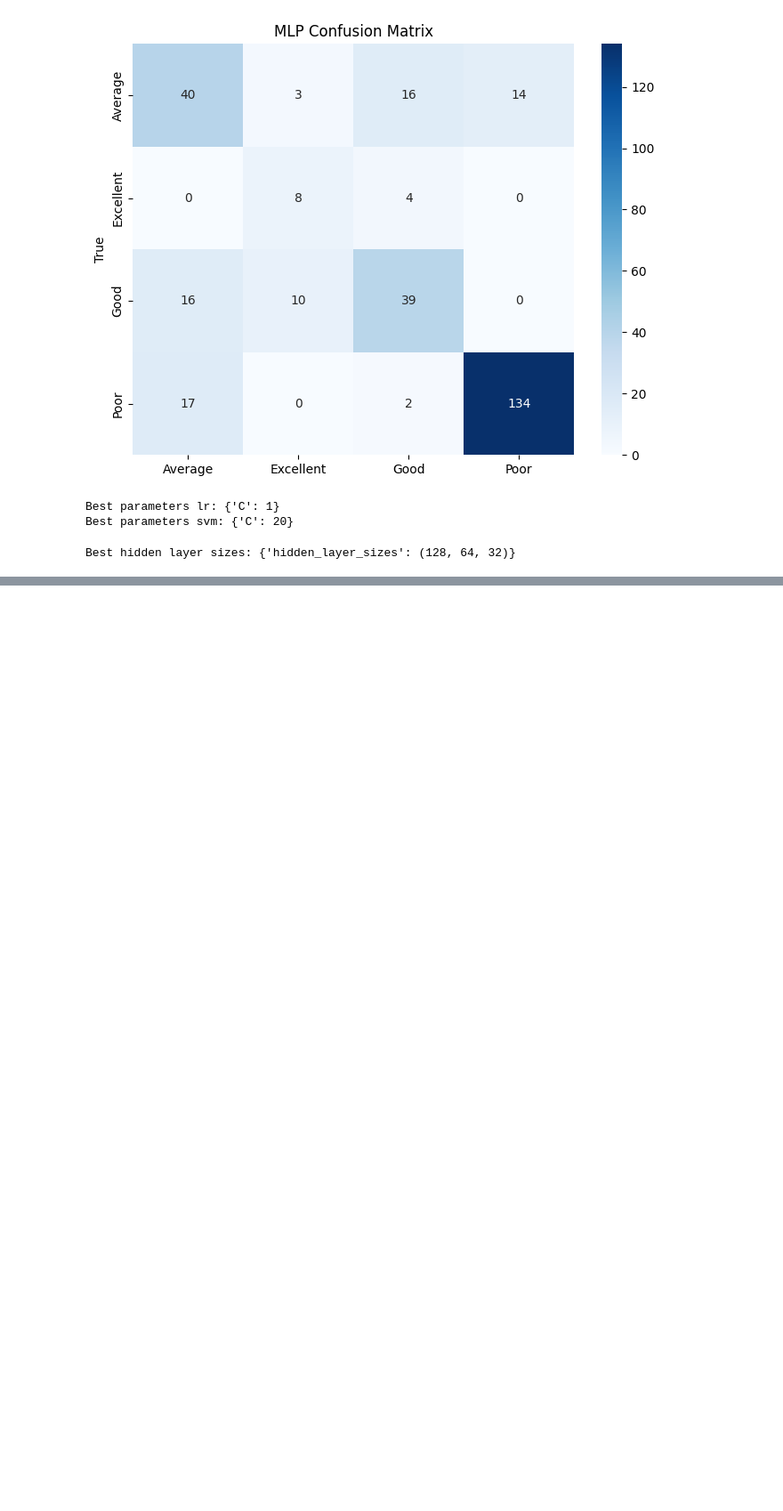
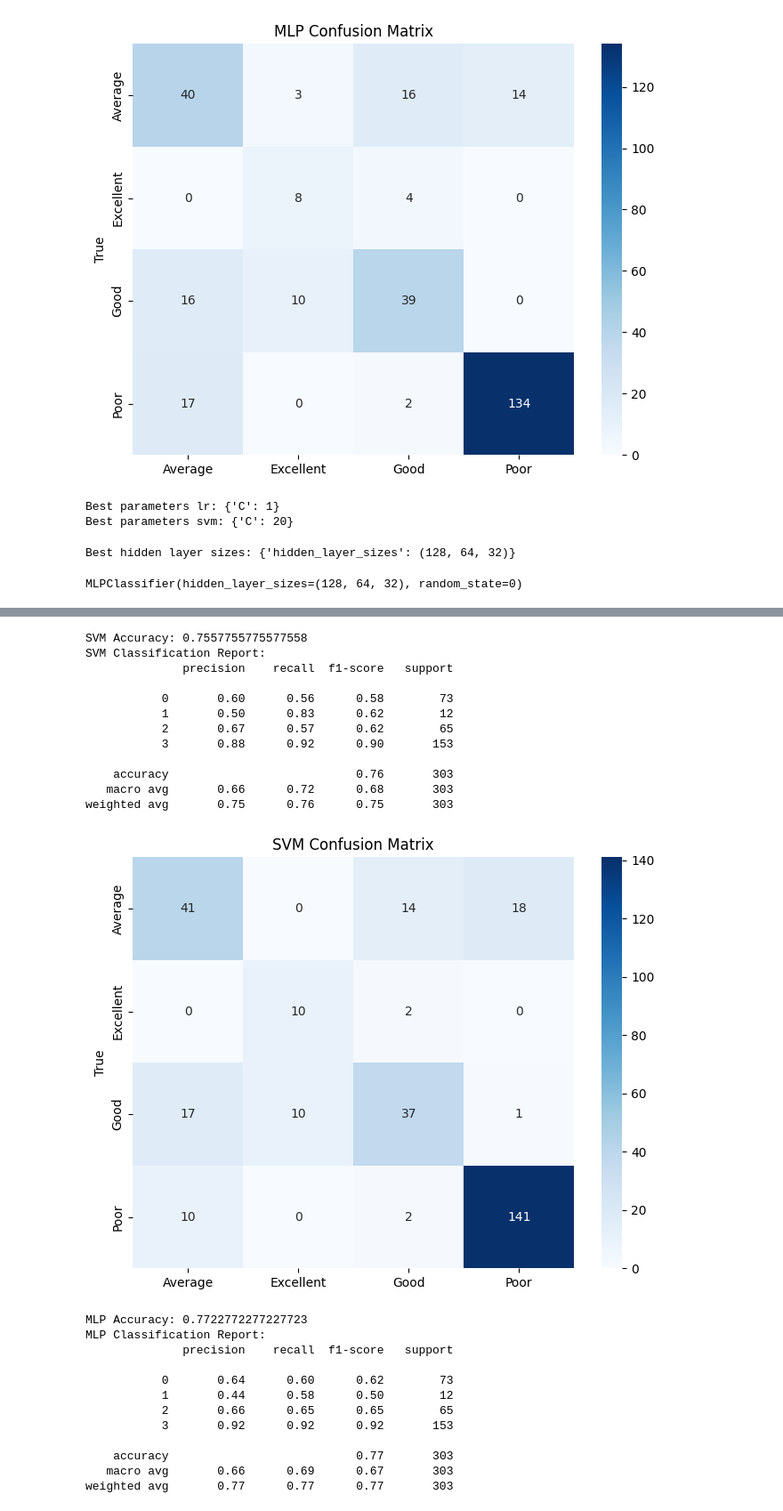
Before and after one commit to iKeiNagai/Data-Science, a Jupyter notebook: multi_class_classifier.ipynb, the cells around one changed output, grey strips where cells are left out. Shown: that part at 89% size. Drawn from its saved outputs; the diff is of its cells as text; code cells hidden in the pictures; blank space fills up the shorter version.

Commit message:
retrained model using optimal hyperparameters

```diff
--- a/multi_class_classifier.ipynb
+++ b/multi_class_classifier.ipynb
@@ -273,3 +273,29 @@ mlp_gs.fit(x_train, y_train)
 print(f"Best hidden layer sizes: {mlp_gs.best_params_}")
 # %% [output]
 Best hidden layer sizes: {'hidden_layer_sizes': (128, 64, 32)}
+# %%
+log_reg_best = LogisticRegression(solver='saga', C=1, random_state=0)
+svm_best = SVC(kernel='rbf', C=20, random_state=0)
+mlp_best = MLPClassifier(hidden_layer_sizes=(128, 64, 32), random_state=0)
+
+log_reg_best.fit(x_train,y_train)
+svm_best.fit(x_train, y_train)
+mlp_best.fit(x_train, y_train)
+# %% [output]
+MLPClassifier(hidden_layer_sizes=(128, 64, 32), random_state=0)
+# %%
+#model retraining and second evaluation
+models2 = {'Logistic Regression': log_reg_best, 'SVM': svm_best, 'MLP': mlp_best}
+
+for name, model in models2.items():
+    y_pred = model.predict(x_test)
+    print(f"{name} Accuracy: {accuracy_score(y_test, y_pred)}")
+    print(f"{name} Classification Report:\n{classification_report(y_test, y_pred)}")
+
+    cm = confusion_matrix(y_test, y_pred)
+    plt.figure(figsize=(8,6))
+    sns.heatmap(cm, annot=True, fmt="d",xticklabels=label_encoder.classes_, yticklabels=label_encoder.classes_,cmap="Blues")
+    plt.title(f'{name} Confusion Matrix')
+    plt.ylabel('True')
+    plt.show()
+# %% [output]
@@ -275,0 +315,25 @@ Best hidden layer sizes: {'hidden_layer_sizes': (128, 64, 32)}
+SVM Accuracy: 0.7557755775577558
+SVM Classification Report:
+              precision    recall  f1-score   support
+
+           0       0.60      0.56      0.58        73
+           1       0.50      0.83      0.62        12
+           2       0.67      0.57      0.62        65
+           3       0.88      0.92      0.90       153
+
+    accuracy                           0.76       303
+   macro avg       0.66      0.72      0.68       303
+weighted avg       0.75      0.76      0.75       303
+[figure, added]
+MLP Accuracy: 0.7722772277227723
+MLP Classification Report:
+              precision    recall  f1-score   support
+
+           0       0.64      0.60      0.62        73
+           1       0.44      0.58      0.50        12
+           2       0.66      0.65      0.65        65
+           3       0.92      0.92      0.92       153
+
+    accuracy                           0.77       303
+   macro avg       0.66      0.69      0.67       303
+weighted avg       0.77      0.77      0.77       303
```
Also changed, not shown: parts of 1 cell of this notebook.
